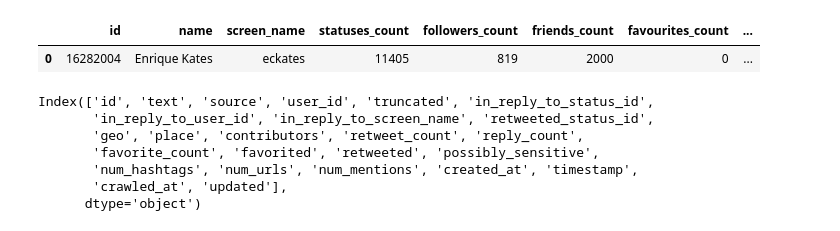
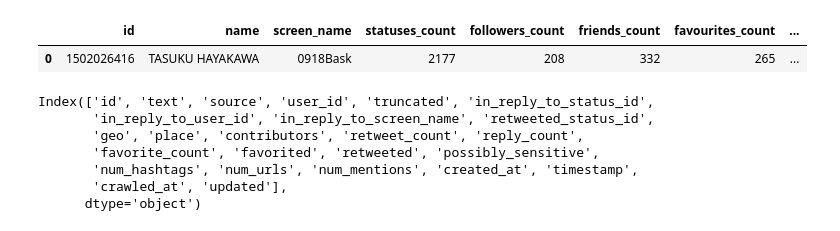
Before and after one commit to rogerioluizsi/FeaturesEngineering_Twitter, a Jupyter notebook: StoryTelling.ipynb, the cells around one changed output. Cells and saved outputs as stored; diff of their text form; code cells hidden in the pictures.

```diff
--- a/StoryTelling.ipynb
+++ b/StoryTelling.ipynb
@@ -39,6 +27,7 @@ data5=pd.read_csv('~/phd/Alice/DBrobogenuino/datasets_full.csv/traditional_spamb
 # %%
-data1a=pd.read_csv('users.csv', sep=',')
-data2a=pd.read_csv('~/phd/Alice/DBrobogenuino/datasets_full.csv/social_spambots_1.csv/users.csv', sep=',')
-data3a=pd.read_csv('~/phd/Alice/DBrobogenuino/datasets_full.csv/social_spambots_2.csv/users.csv', sep=',')
-data4a=pd.read_csv('~/phd/Alice/DBrobogenuino/datasets_full.csv/social_spambots_3.csv/users.csv', sep=',')
-data5a=pd.read_csv('~/phd/Alice/DBrobogenuino/datasets_full.csv/traditional_spambots_1.csv/users.csv', sep=',')
+#Users accounts
+data1a=pd.read_csv('genuine/users.csv', sep=',')
+data2a=pd.read_csv('social_spambots_1/users.csv', sep=',')
+data3a=pd.read_csv('social_spambots_2/users.csv', sep=',')
+data4a=pd.read_csv('social_spambots_3/users.csv', sep=',')
+data5a=pd.read_csv('traditional_spambots_1/users.csv', sep=',')
@@ -48,10 +77,10 @@ data1.head(1)
 |  | id | text | source | user_id | truncated | in_reply_to_status_id | in_reply_to_user_id | ... |
 | 0 | 593932392663912449 | RT @morningJewshow: Speaking abou... | <a href="http://tapbots.com/tweet... | 678033.0 | NaN | 0.0 | 0.0 | ... |
 # %%
-data4a.head(1)
+data1a.head(1)
 # %% [output]
 |  | id | name | screen_name | statuses_count | followers_count | friends_count | favourites_count | ... |
-| 0 | 16282004 | Enrique Kates | eckates | 11405 | 819 | 2000 | 0 | ... |
+| 0 | 1502026416 | TASUKU HAYAKAWA | 0918Bask | 2177 | 208 | 332 | 265 | ... |
 # %%
 data1.columns
 # %% [output]
```
Also changed, not shown: parts of 70 cells of this notebook.
